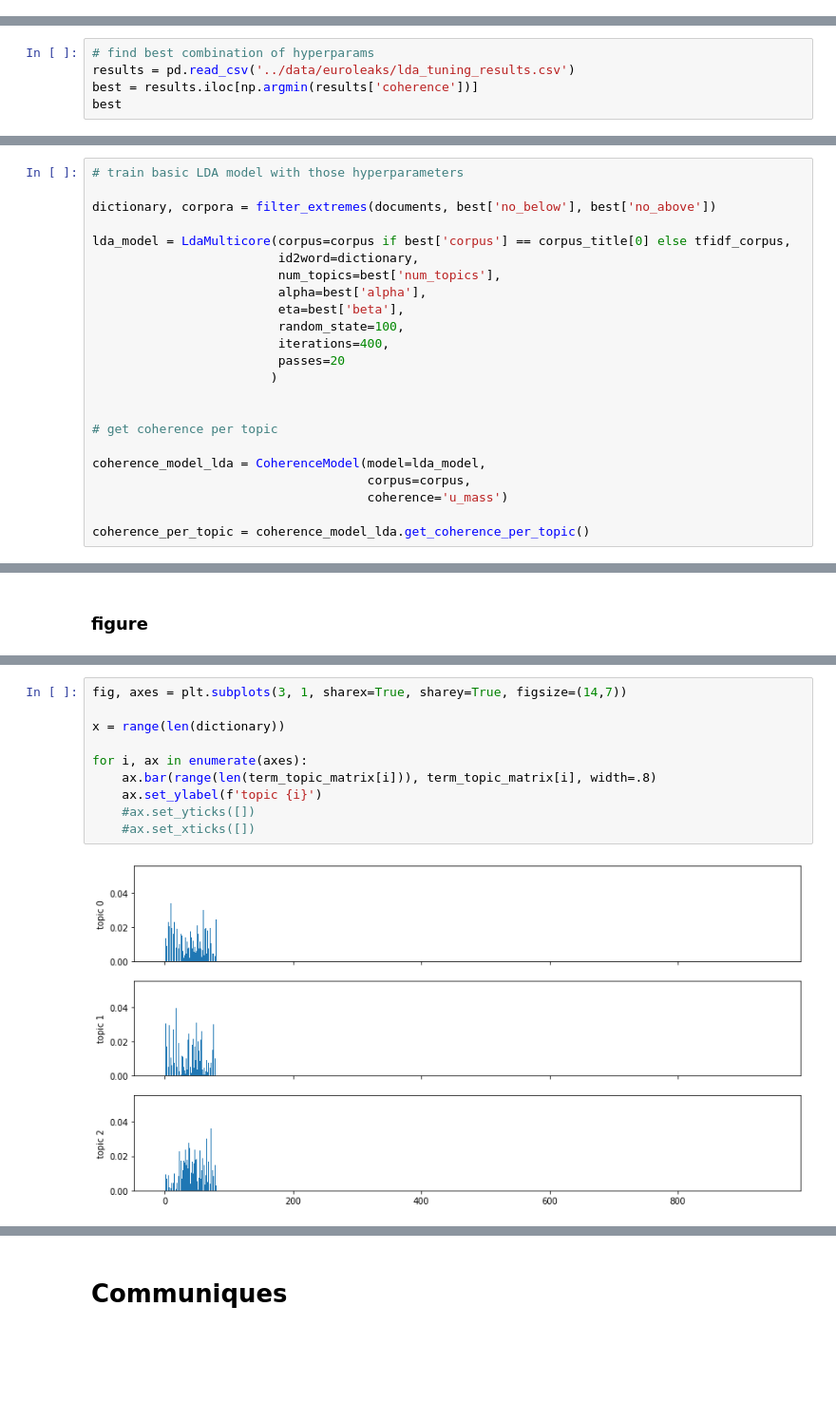
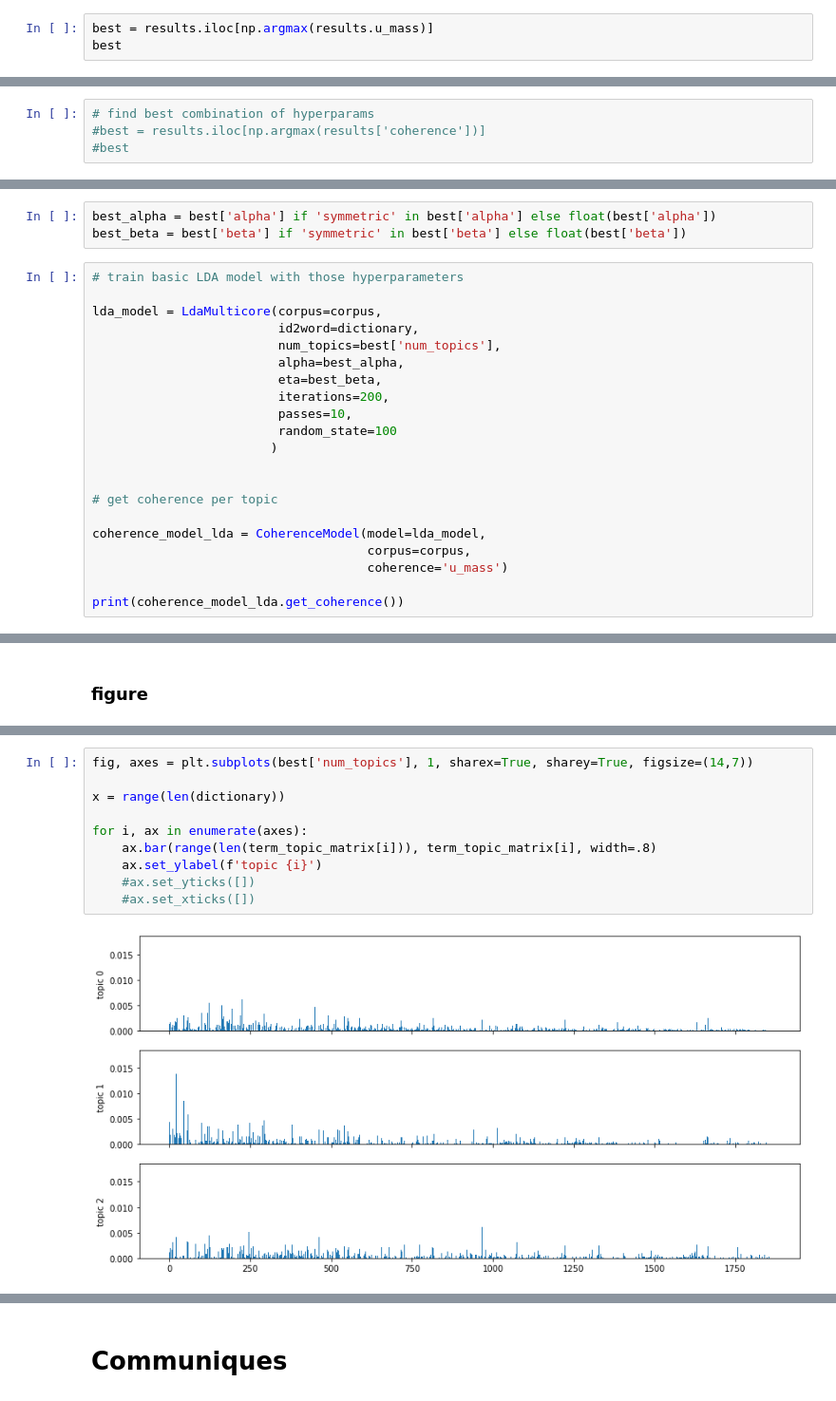
Before and after one commit to ariansajina/master-thesis, a Jupyter notebook: notebooks/topic_models.ipynb, the cells around one changed output, grey strips where cells are left out. Shown at 95% size. Cells and saved outputs as stored; diff of their text form; blank space fills up the shorter version.

Commit message:
add grid search results

```diff
--- a/notebooks/topic_models.ipynb
+++ b/notebooks/topic_models.ipynb
@@ -282,0 +640,3 @@ KeyboardInterrupt:
+# %%
+best = results.iloc[np.argmax(results.u_mass)]
+best
@@ -283,5 +650,4 @@ KeyboardInterrupt:
 # %%
 # find best combination of hyperparams
-results = pd.read_csv('../data/euroleaks/lda_tuning_results.csv')
-best = results.iloc[np.argmin(results['coherence'])]
-best
+#best = results.iloc[np.argmax(results['coherence'])]
+#best
@@ -297,16 +654,17 @@ Name: 5, dtype: object
+# %%
+best_alpha = best['alpha'] if 'symmetric' in best['alpha'] else float(best['alpha'])
+best_beta = best['beta'] if 'symmetric' in best['beta'] else float(best['beta'])
 # %%
 # train basic LDA model with those hyperparameters
 
-dictionary, corpora = filter_extremes(documents, best['no_below'], best['no_above'])
-
-lda_model = LdaMulticore(corpus=corpus if best['corpus'] == corpus_title[0] else tfidf_corpus,
+lda_model = LdaMulticore(corpus=corpus,
                          id2word=dictionary,
                          num_topics=best['num_topics'],
-                         alpha=best['alpha'],
-                         eta=best['beta'],
-                         random_state=100,
-                         iterations=400,
-                         passes=20
+                         alpha=best_alpha,
+                         eta=best_beta,
+                         iterations=200,
+                         passes=10,
+                         random_state=100
                         )
 
 
@@ -316,4 +674,4 @@ coherence_model_lda = CoherenceModel(model=lda_model,
                                      corpus=corpus,
                                      coherence='u_mass')
 
-coherence_per_topic = coherence_model_lda.get_coherence_per_topic()
+print(coherence_model_lda.get_coherence())
@@ -344,15 +712,15 @@ term_topic_matrix.shape
 # %%
-fig, axes = plt.subplots(3, 1, sharex=True, sharey=True, figsize=(14,7))
+fig, axes = plt.subplots(best['num_topics'], 1, sharex=True, sharey=True, figsize=(14,7))
 
 x = range(len(dictionary))
 
 for i, ax in enumerate(axes):
     ax.bar(range(len(term_topic_matrix[i])), term_topic_matrix[i], width=.8)
     ax.set_ylabel(f'topic {i}')
     #ax.set_yticks([])
     #ax.set_xticks([])
 # %% [output]
-[figure, old version]
+[figure, new version]
 # %%
 import re
 
```
Also changed, not shown: parts of 155 cells of this notebook, 9 other files.
